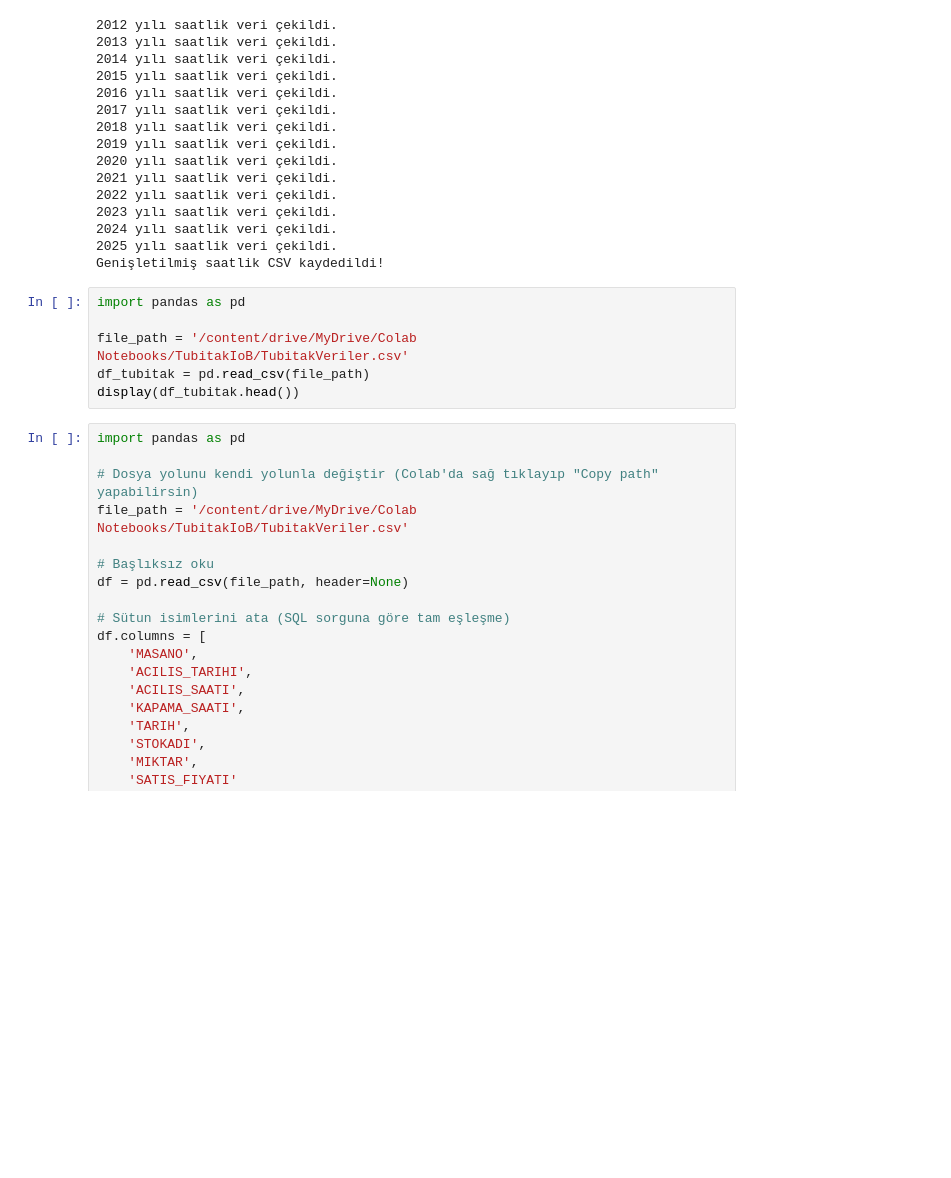
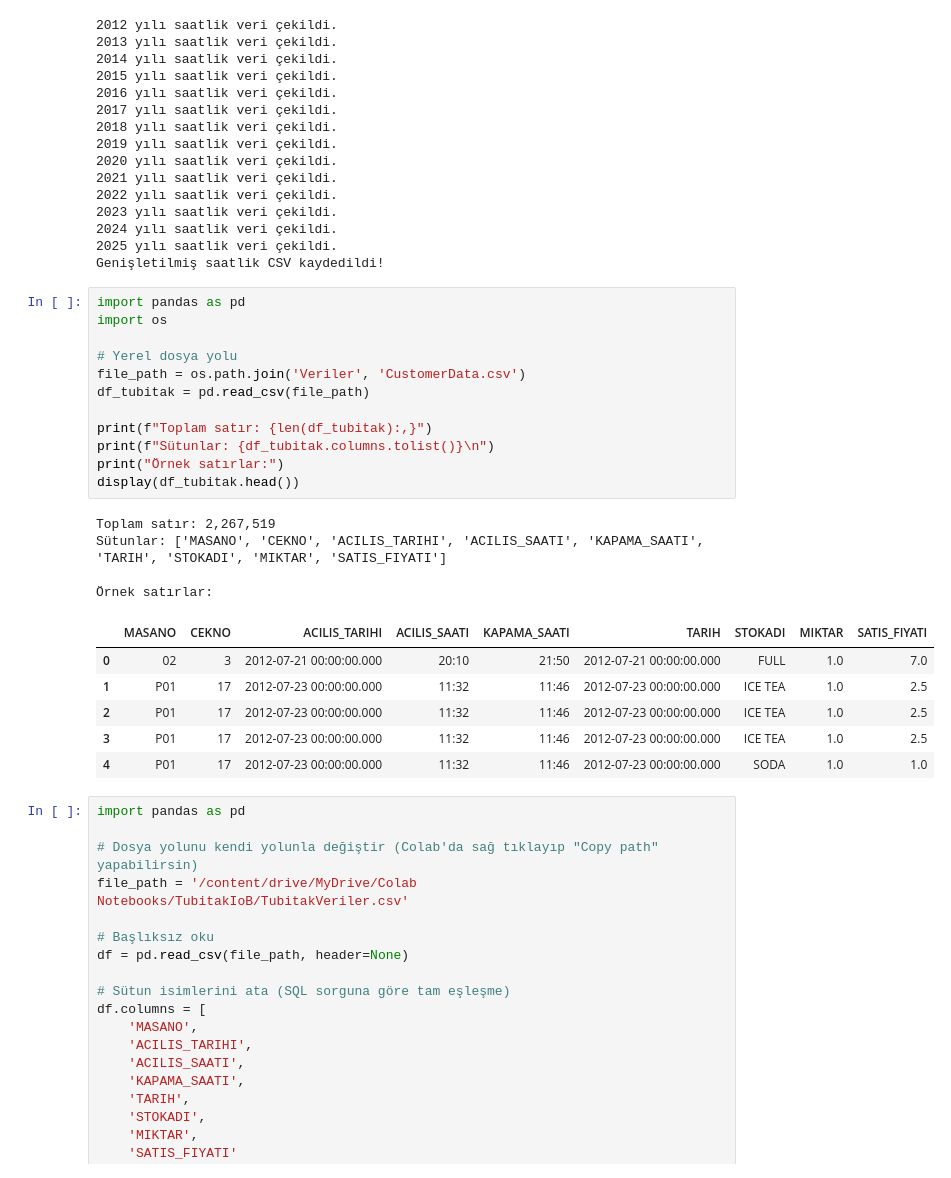
Before and after one commit to busragmsy/IoBDataAnalysis, a Jupyter notebook: data-cleaning.ipynb, the cells around one changed output. Saved outputs shown, nothing was run; the diff lists cells and outputs as text; blank space fills up the shorter version.

```diff
--- a/data-cleaning.ipynb
+++ b/data-cleaning.ipynb
@@ -161,12 +161,29 @@ if all_data:
 2024 yılı saatlik veri çekildi.
 2025 yılı saatlik veri çekildi.
 Genişletilmiş saatlik CSV kaydedildi!
-# %%
-import pandas as pd
-
-file_path = '/content/drive/MyDrive/Colab Notebooks/TubitakIoB/TubitakVeriler.csv'
-df_tubitak = pd.read_csv(file_path)
-display(df_tubitak.head())
+# %%
+import pandas as pd
+import os
+
+# Yerel dosya yolu
+file_path = os.path.join('Veriler', 'CustomerData.csv')
+df_tubitak = pd.read_csv(file_path)
+
+print(f"Toplam satır: {len(df_tubitak):,}")
+print(f"Sütunlar: {df_tubitak.columns.tolist()}\n")
+print("Örnek satırlar:")
+display(df_tubitak.head())
+# %% [output]
+Toplam satır: 2,267,519
+Sütunlar: ['MASANO', 'CEKNO', 'ACILIS_TARIHI', 'ACILIS_SAATI', 'KAPAMA_SAATI', 'TARIH', 'STOKADI', 'MIKTAR', 'SATIS_FIYATI']
+
+Örnek satırlar:
+|  | MASANO | CEKNO | ACILIS_TARIHI | ACILIS_SAATI | KAPAMA_SAATI | TARIH | STOKADI | MIKTAR | SATIS_FIYATI |
+| 0 | 02 | 3 | 2012-07-21 00:00:00.000 | 20:10 | 21:50 | 2012-07-21 00:00:00.000 | FULL | 1.0 | 7.0 |
+| 1 | P01 | 17 | 2012-07-23 00:00:00.000 | 11:32 | 11:46 | 2012-07-23 00:00:00.000 | ICE TEA | 1.0 | 2.5 |
+| 2 | P01 | 17 | 2012-07-23 00:00:00.000 | 11:32 | 11:46 | 2012-07-23 00:00:00.000 | ICE TEA | 1.0 | 2.5 |
+| 3 | P01 | 17 | 2012-07-23 00:00:00.000 | 11:32 | 11:46 | 2012-07-23 00:00:00.000 | ICE TEA | 1.0 | 2.5 |
+| 4 | P01 | 17 | 2012-07-23 00:00:00.000 | 11:32 | 11:46 | 2012-07-23 00:00:00.000 | SODA | 1.0 | 1.0 |
 # %%
 import pandas as pd
 
```
Also changed, not shown: parts of 2 cells of this notebook.
